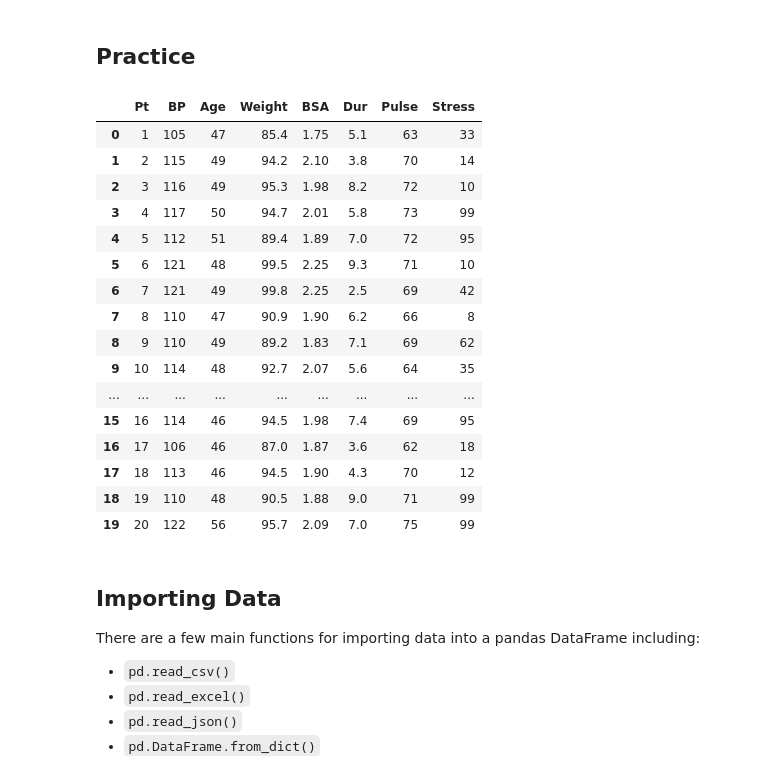
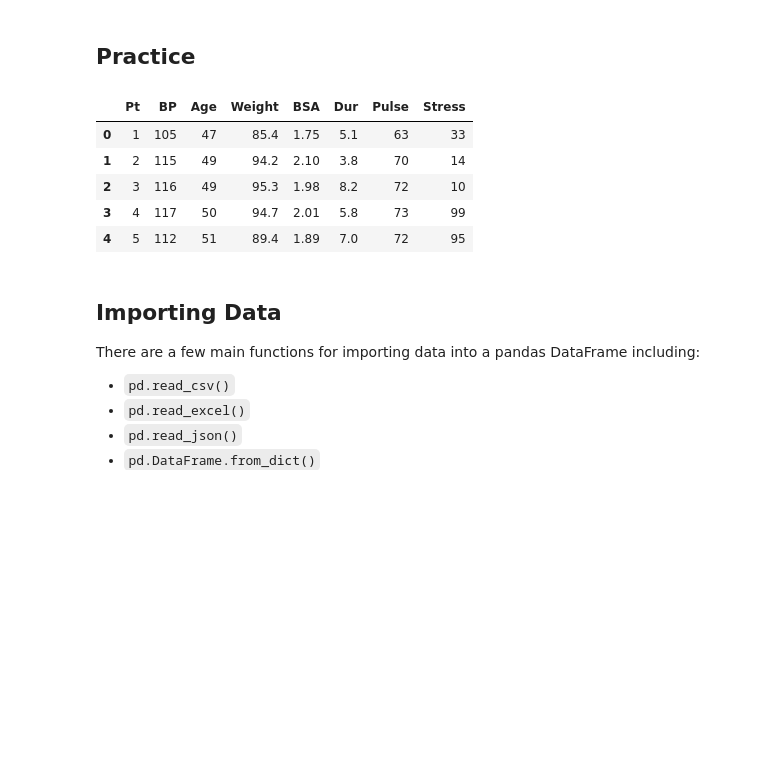
Before and after one commit to kathrinv/dsc-importing-data-using-pandas-nyc-ds-082619, a Jupyter notebook: index.ipynb, the cells around one changed output. Saved outputs shown, nothing was run; the diff lists cells and outputs as text; code cells hidden in the pictures; blank space fills up the shorter version.

```diff
--- a/index.ipynb
+++ b/index.ipynb
@@ -24,25 +24,14 @@ import pandas as pd
 # %%
 df = pd.read_csv('./Data/bp.txt', delimiter='\t')
 # %%
-df
+df.head(5)
 # %% [output]
 |  | Pt | BP | Age | Weight | BSA | Dur | Pulse | Stress |
 | 0 | 1 | 105 | 47 | 85.4 | 1.75 | 5.1 | 63 | 33 |
 | 1 | 2 | 115 | 49 | 94.2 | 2.10 | 3.8 | 70 | 14 |
 | 2 | 3 | 116 | 49 | 95.3 | 1.98 | 8.2 | 72 | 10 |
 | 3 | 4 | 117 | 50 | 94.7 | 2.01 | 5.8 | 73 | 99 |
 | 4 | 5 | 112 | 51 | 89.4 | 1.89 | 7.0 | 72 | 95 |
-| 5 | 6 | 121 | 48 | 99.5 | 2.25 | 9.3 | 71 | 10 |
-| 6 | 7 | 121 | 49 | 99.8 | 2.25 | 2.5 | 69 | 42 |
-| 7 | 8 | 110 | 47 | 90.9 | 1.90 | 6.2 | 66 | 8 |
-| 8 | 9 | 110 | 49 | 89.2 | 1.83 | 7.1 | 69 | 62 |
-| 9 | 10 | 114 | 48 | 92.7 | 2.07 | 5.6 | 64 | 35 |
-| ... | ... | ... | ... | ... | ... | ... | ... | ... |
-| 15 | 16 | 114 | 46 | 94.5 | 1.98 | 7.4 | 69 | 95 |
-| 16 | 17 | 106 | 46 | 87.0 | 1.87 | 3.6 | 62 | 18 |
-| 17 | 18 | 113 | 46 | 94.5 | 1.90 | 4.3 | 70 | 12 |
-| 18 | 19 | 110 | 48 | 90.5 | 1.88 | 9.0 | 71 | 99 |
-| 19 | 20 | 122 | 56 | 95.7 | 2.09 | 7.0 | 75 | 99 |
 # %%
 import pandas as pd
 # %% [markdown]
```
